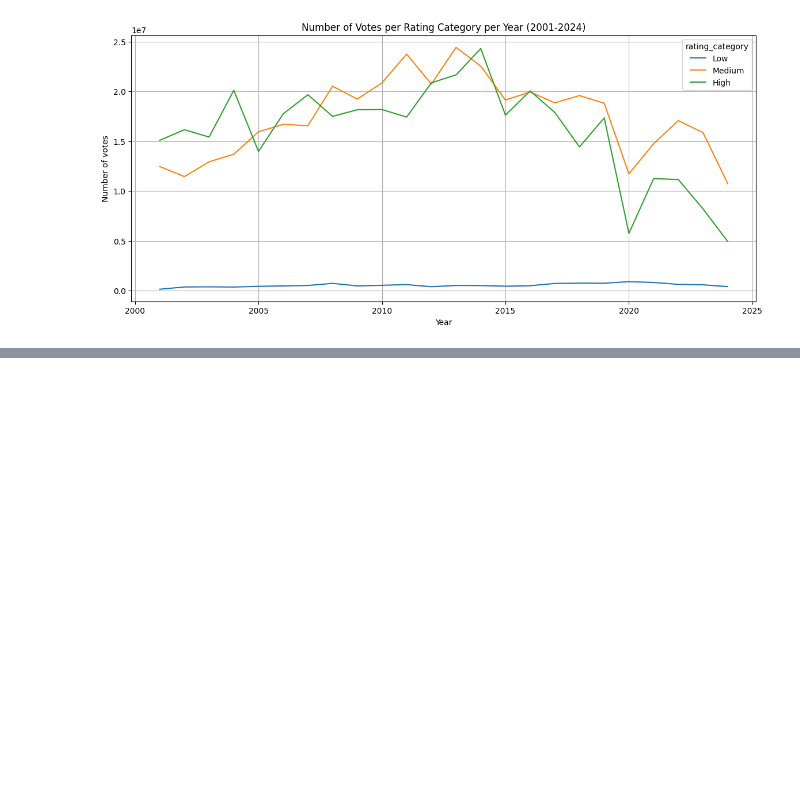
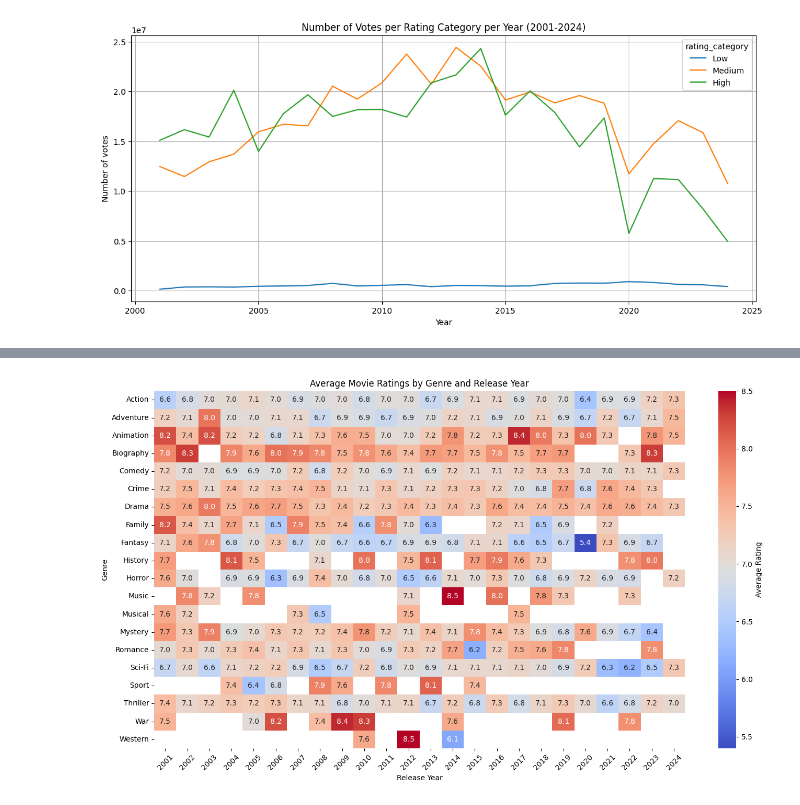
Before and after one commit to lundnm/Movie_Analysis, a Jupyter notebook: manipulation.ipynb, the cells around one changed output, grey strips where cells are left out. Cells and saved outputs as stored; diff of their text form; code cells hidden in the pictures; blank space fills up the shorter version.

```diff
--- a/manipulation.ipynb
+++ b/manipulation.ipynb
@@ -412,0 +462,22 @@ plt.show()
+# %%
+# Group by genres and split multiple genres into separate rows
+df_genres = movies_200k_votes.assign(genres=movies_200k_votes['genres'].str.split(',')).explode('genres')
+# %%
+# Group by genre and release year and calculate the average rating
+average_ratings_by_genre_year = (df_genres.groupby(['genres', 'Release_Year'])['averageRating'].mean().reset_index())
+# %%
+# Pivot the data for heatmap
+heatmap_data = average_ratings_by_genre_year.pivot(index='genres', columns='Release_Year', values='averageRating')
+
+# Create the heatmap
+plt.figure(figsize=(14, 8))
+sns.heatmap(heatmap_data, annot=True, fmt=".1f", cmap='coolwarm', cbar_kws={'label': 'Average Rating'})
+plt.title('Average Movie Ratings by Genre and Release Year')
+plt.xlabel('Release Year')
+plt.ylabel('Genre')
+plt.xticks(rotation=45)  # Rotate x-axis for better readability
+plt.yticks(rotation=0)   # Keep y-axis labels horizontal
+plt.tight_layout()
+plt.show()
+# %% [output]
+[figure, added]
```
Also changed, not shown: parts of 7 cells of this notebook.
